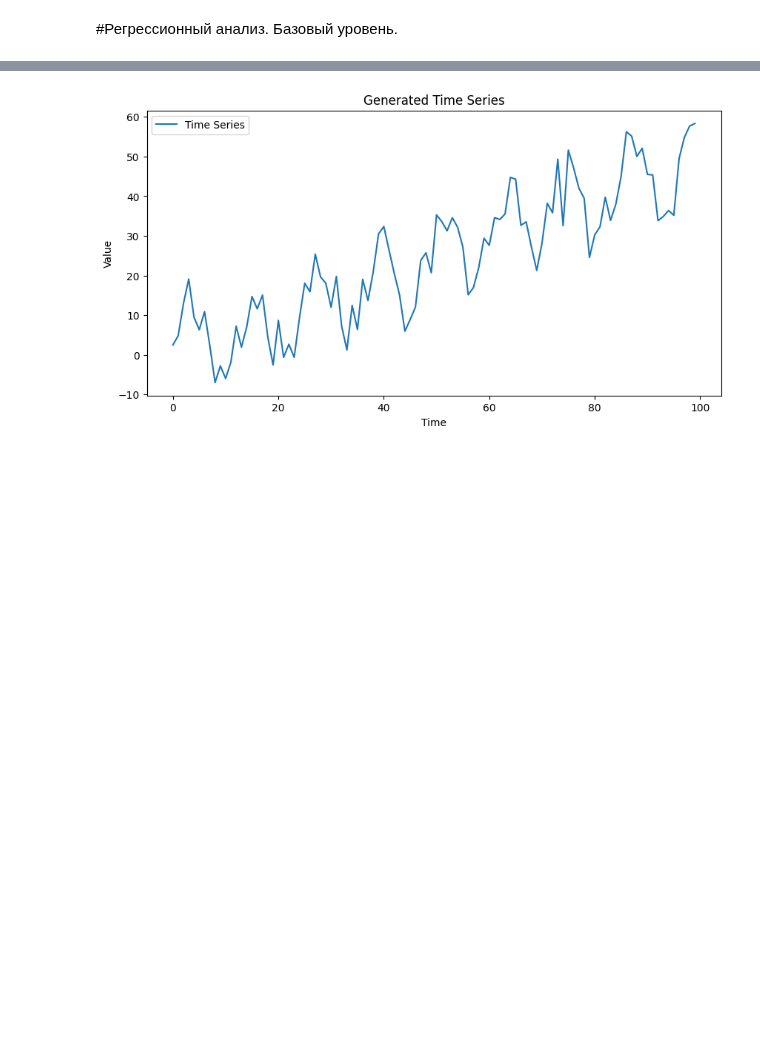
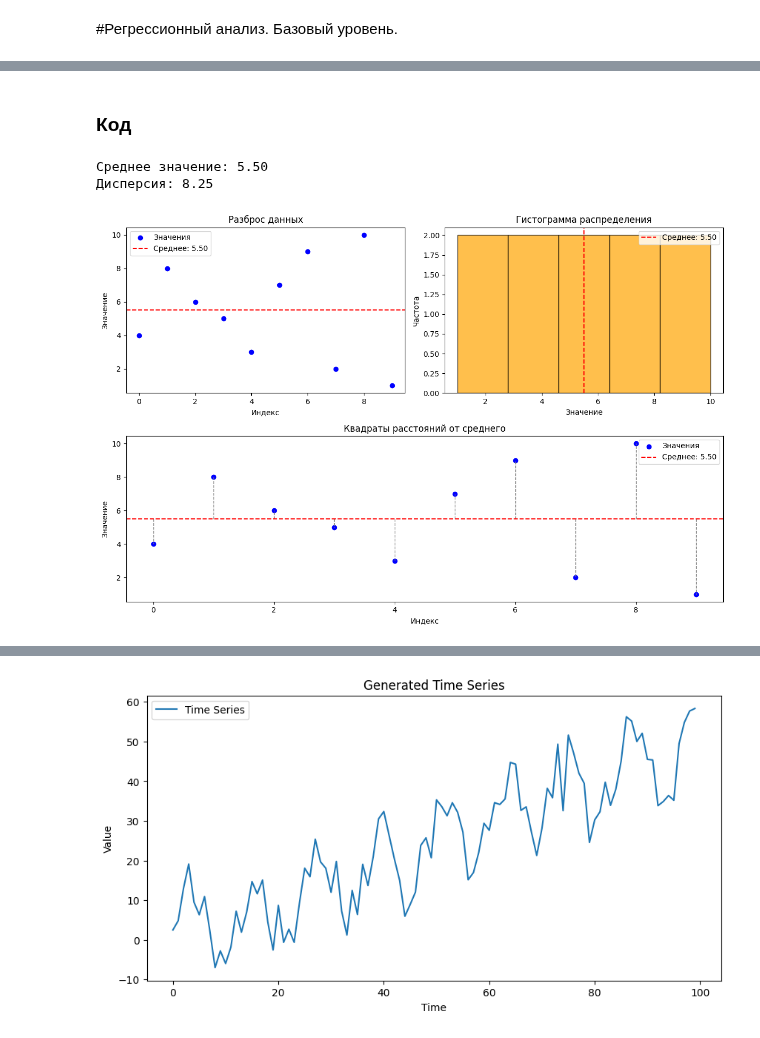
Before and after one commit to Fairim/ABC_DataMining, a Jupyter notebook: ML/Регрессионный_анализ_Базовый_уровень_.ipynb, the cells around one changed output, grey strips where cells are left out. Cells and saved outputs as stored; diff of their text form; code cells hidden in the pictures; blank space fills up the shorter version.

```diff
--- a/ML/Регрессионный_анализ_Базовый_уровень_.ipynb
+++ b/ML/Регрессионный_анализ_Базовый_уровень_.ipynb
@@ -44,0 +130,55 @@ $$y = b + \sum_{i=1}^m w_i x_i$$
+# %% [markdown]
+### Код
+# %%
+import numpy as np
+import matplotlib.pyplot as plt
+
+# Заданный числовой ряд
+data = np.array([4, 8, 6, 5, 3, 7, 9, 2, 10, 1])
+
+# 1. Вычисление среднего значения
+mean_value = np.mean(data)
+
+# 2. Вычисление дисперсии
+variance = np.var(data)
+print(f"Среднее значение: {mean_value:.2f}")
+print(f"Дисперсия: {variance:.2f}")
+
+# 3. Визуализация
+plt.figure(figsize=(12, 8))
+
+# a) График разброса данных
+plt.subplot(2, 2, 1)
+plt.scatter(range(len(data)), data, color='blue', label="Значения")
+plt.axhline(mean_value, color='red', linestyle='--', label=f"Среднее: {mean_value:.2f}")
+plt.title("Разброс данных")
+plt.xlabel("Индекс")
+plt.ylabel("Значение")
+plt.legend()
+
+# b) Гистограмма распределения данных
+plt.subplot(2, 2, 2)
+plt.hist(data, bins=5, color='orange', edgecolor='black', alpha=0.7)
+plt.axvline(mean_value, color='red', linestyle='--', label=f"Среднее: {mean_value:.2f}")
+plt.title("Гистограмма распределения")
+plt.xlabel("Значение")
+plt.ylabel("Частота")
+plt.legend()
+
+# c) Визуализация квадратов расстояний
+plt.subplot(2, 1, 2)
+for i, value in enumerate(data):
+    plt.plot([i, i], [mean_value, value], color='gray', linestyle='--', linewidth=1)
+plt.scatter(range(len(data)), data, color='blue', label="Значения")
+plt.axhline(mean_value, color='red', linestyle='--', label=f"Среднее: {mean_value:.2f}")
+plt.title("Квадраты расстояний от среднего")
+plt.xlabel("Индекс")
+plt.ylabel("Значение")
+plt.legend()
+
+plt.tight_layout()
+plt.show()
+# %% [output]
+Среднее значение: 5.50
+Дисперсия: 8.25
+[figure, added]
```
Also changed, not shown: parts of 3 cells of this notebook.
